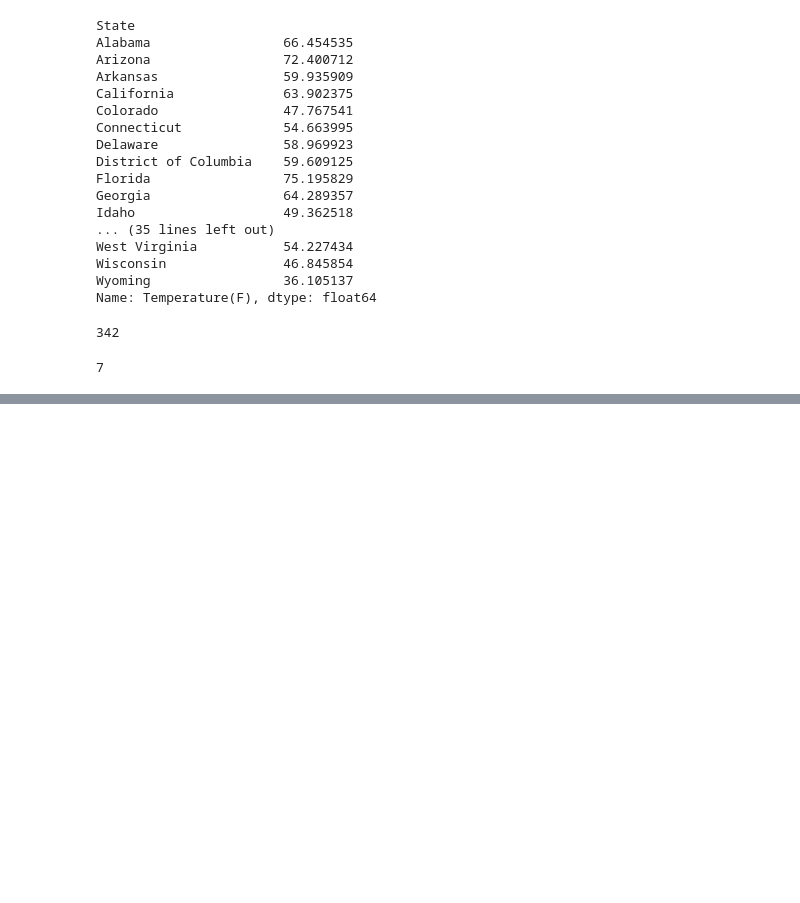
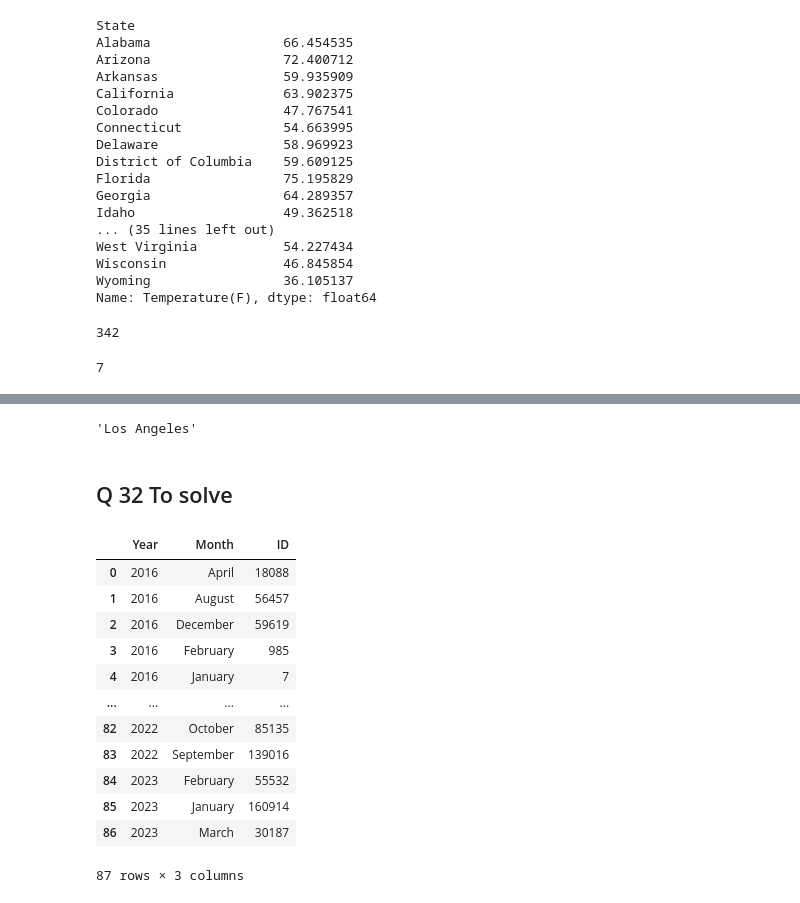
Before and after one commit to Precipitation-Rain/US-Accidents-Case-Study, a Jupyter notebook: Inspection.ipynb, the cells around one changed output, grey strips where cells are left out. Saved outputs shown, nothing was run; the diff lists cells and outputs as text; code cells hidden in the pictures; blank space fills up the shorter version.

```diff
--- a/Inspection.ipynb
+++ b/Inspection.ipynb
@@ -488,0 +623,24 @@ Index(['Unnamed: 0', 'ID', 'Source', 'Severity', 'Start_Time', 'End_Time',
+# %%
+temp_df.head(1)['City'].item()
+# %% [output]
+'Los Angeles'
+# %% [markdown]
+## Q 32 To solve
+# %%
+temp_df = df.groupby(['Year','Month'])['ID'].count().reset_index()
+# %%
+temp_df
+# %% [output]
+|  | Year | Month | ID |
+| 0 | 2016 | April | 18088 |
+| 1 | 2016 | August | 56457 |
+| 2 | 2016 | December | 59619 |
+| 3 | 2016 | February | 985 |
+| 4 | 2016 | January | 7 |
+| ... | ... | ... | ... |
+| 82 | 2022 | October | 85135 |
+| 83 | 2022 | September | 139016 |
+| 84 | 2023 | February | 55532 |
+| 85 | 2023 | January | 160914 |
+| 86 | 2023 | March | 30187 |
+87 rows × 3 columns
```
Also changed, not shown: parts of 37 cells of this notebook, 1 other file.
